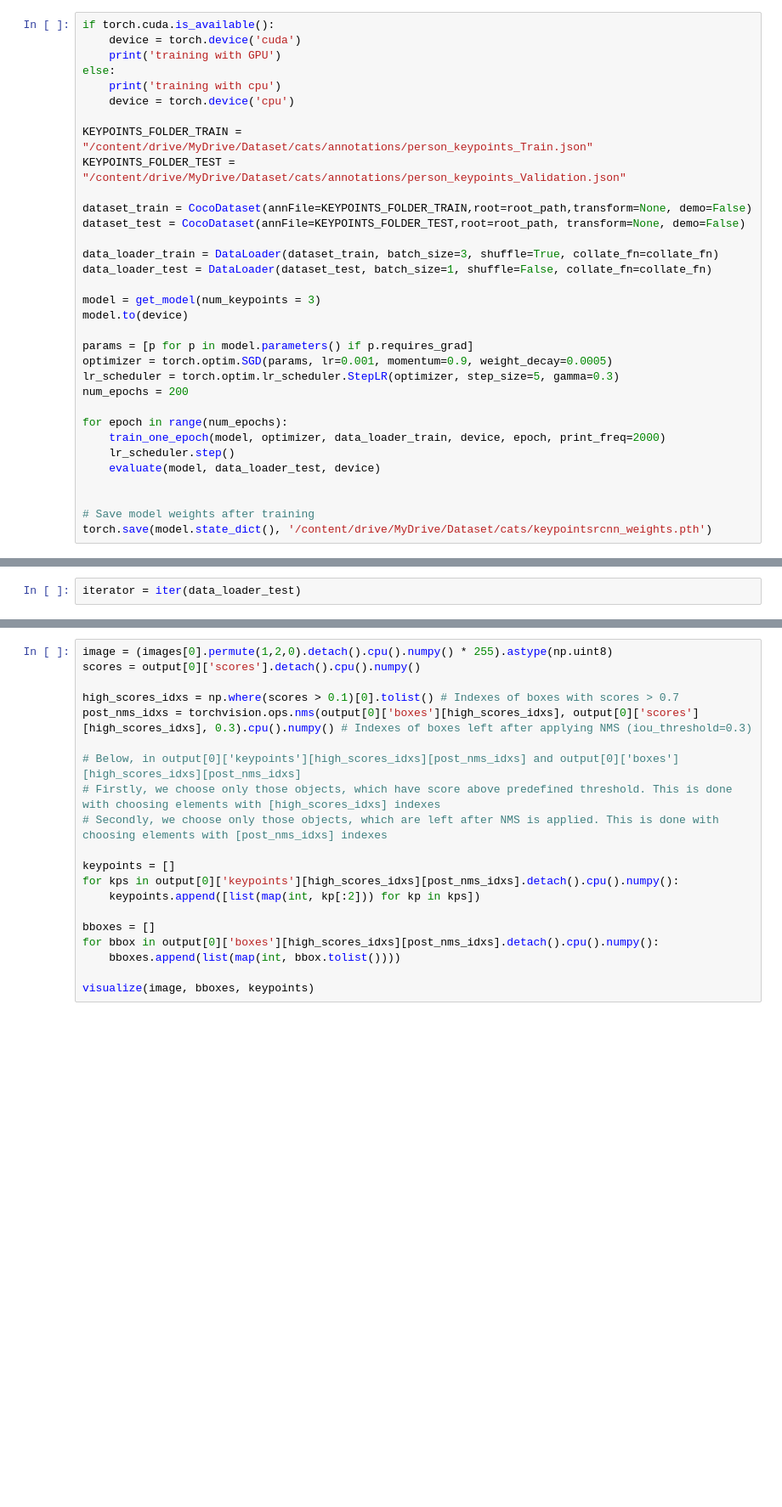
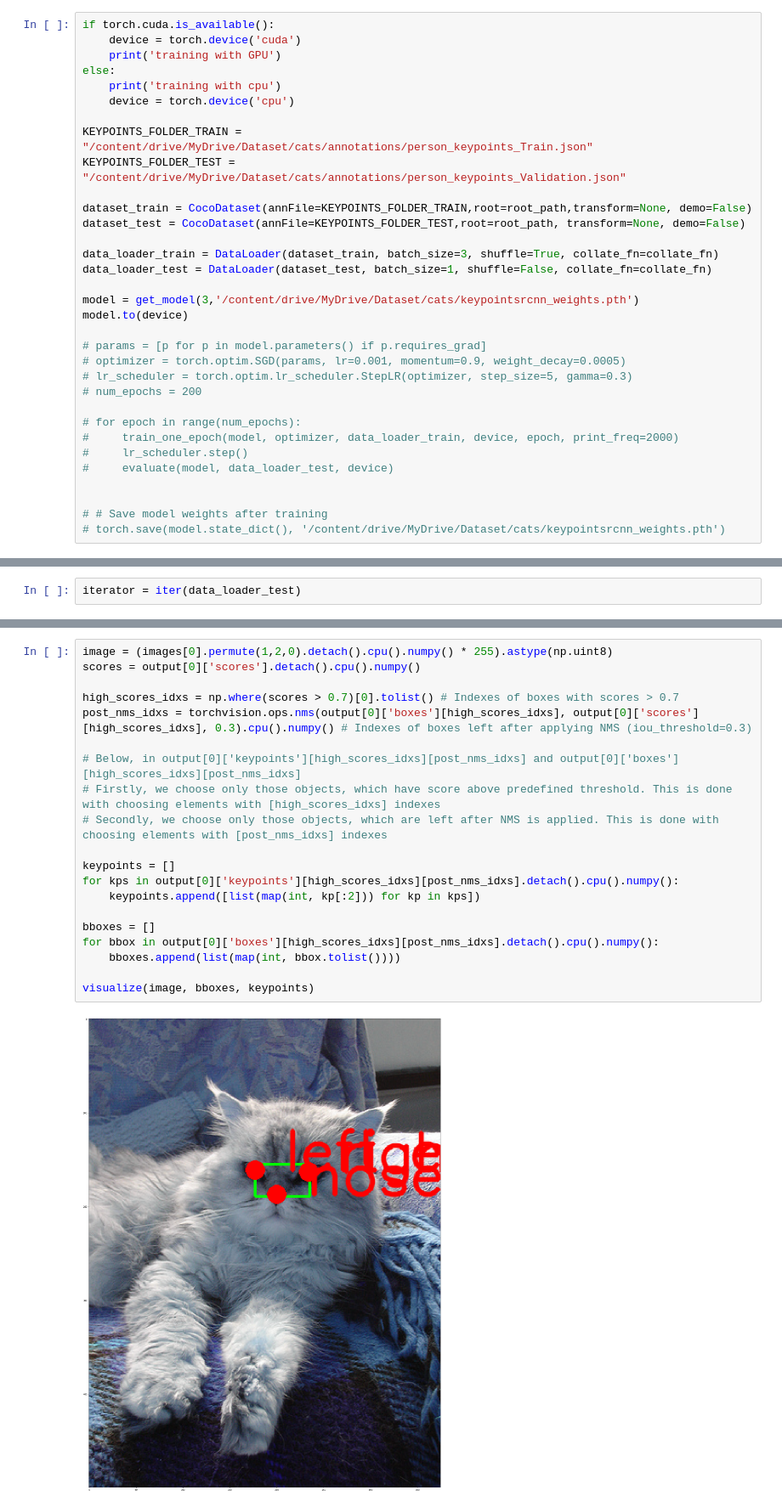
Before and after one commit to gibsonx/skeleton, a Jupyter notebook: coco_dataset_colab.ipynb, the cells around one changed output, grey strips where cells are left out. Shown at 85% size. Saved outputs shown, nothing was run; the diff lists cells and outputs as text; blank space fills up the shorter version.

```diff
--- a/coco_dataset_colab.ipynb
+++ b/coco_dataset_colab.ipynb
@@ -267,21 +267,21 @@ dataset_test = CocoDataset(annFile=KEYPOINTS_FOLDER_TEST,root=root_path, transfo
 data_loader_train = DataLoader(dataset_train, batch_size=3, shuffle=True, collate_fn=collate_fn)
 data_loader_test = DataLoader(dataset_test, batch_size=1, shuffle=False, collate_fn=collate_fn)
 
-model = get_model(num_keypoints = 3)
+model = get_model(3,'/content/drive/MyDrive/Dataset/cats/keypointsrcnn_weights.pth')
 model.to(device)
 
-params = [p for p in model.parameters() if p.requires_grad]
-optimizer = torch.optim.SGD(params, lr=0.001, momentum=0.9, weight_decay=0.0005)
-lr_scheduler = torch.optim.lr_scheduler.StepLR(optimizer, step_size=5, gamma=0.3)
-num_epochs = 200
+# params = [p for p in model.parameters() if p.requires_grad]
+# optimizer = torch.optim.SGD(params, lr=0.001, momentum=0.9, weight_decay=0.0005)
+# lr_scheduler = torch.optim.lr_scheduler.StepLR(optimizer, step_size=5, gamma=0.3)
+# num_epochs = 200
 
-for epoch in range(num_epochs):
-    train_one_epoch(model, optimizer, data_loader_train, device, epoch, print_freq=2000)
-    lr_scheduler.step()
-    evaluate(model, data_loader_test, device)
+# for epoch in range(num_epochs):
+#     train_one_epoch(model, optimizer, data_loader_train, device, epoch, print_freq=2000)
+#     lr_scheduler.step()
+#     evaluate(model, data_loader_test, device)
 
 
-# Save model weights after training
-torch.save(model.state_dict(), '/content/drive/MyDrive/Dataset/cats/keypointsrcnn_weights.pth')
+# # Save model weights after training
+# torch.save(model.state_dict(), '/content/drive/MyDrive/Dataset/cats/keypointsrcnn_weights.pth')
 # %% [output]
 training with GPU
@@ -317,20 +344,22 @@ print("Predictions: \n", output)
 # %%
 image = (images[0].permute(1,2,0).detach().cpu().numpy() * 255).astype(np.uint8)
 scores = output[0]['scores'].detach().cpu().numpy()
 
-high_scores_idxs = np.where(scores > 0.1)[0].tolist() # Indexes of boxes with scores > 0.7
+high_scores_idxs = np.where(scores > 0.7)[0].tolist() # Indexes of boxes with scores > 0.7
 post_nms_idxs = torchvision.ops.nms(output[0]['boxes'][high_scores_idxs], output[0]['scores'][high_scores_idxs], 0.3).cpu().numpy() # Indexes of boxes left after applying NMS (iou_threshold=0.3)
 
 # Below, in output[0]['keypoints'][high_scores_idxs][post_nms_idxs] and output[0]['boxes'][high_scores_idxs][post_nms_idxs]
 # Firstly, we choose only those objects, which have score above predefined threshold. This is done with choosing elements with [high_scores_idxs] indexes
 # Secondly, we choose only those objects, which are left after NMS is applied. This is done with choosing elements with [post_nms_idxs] indexes
 
 keypoints = []
 for kps in output[0]['keypoints'][high_scores_idxs][post_nms_idxs].detach().cpu().numpy():
     keypoints.append([list(map(int, kp[:2])) for kp in kps])
 
 bboxes = []
 for bbox in output[0]['boxes'][high_scores_idxs][post_nms_idxs].detach().cpu().numpy():
     bboxes.append(list(map(int, bbox.tolist())))
 
 visualize(image, bboxes, keypoints)
+# %% [output]
+[figure, added]
```
Also changed, not shown: parts of 6 cells of this notebook.
